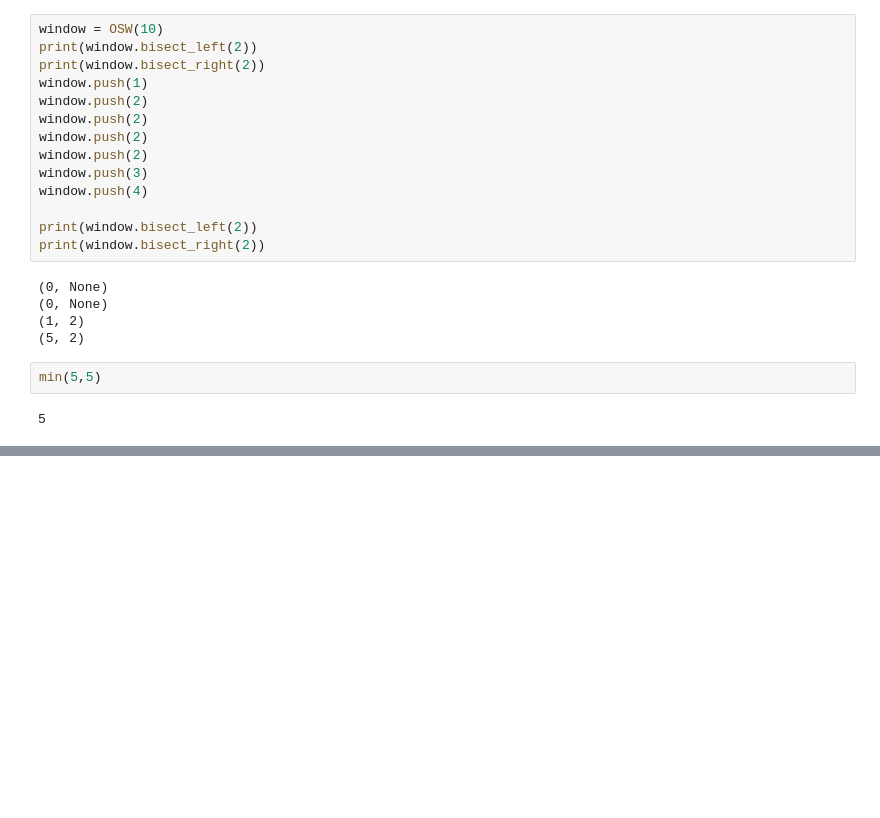
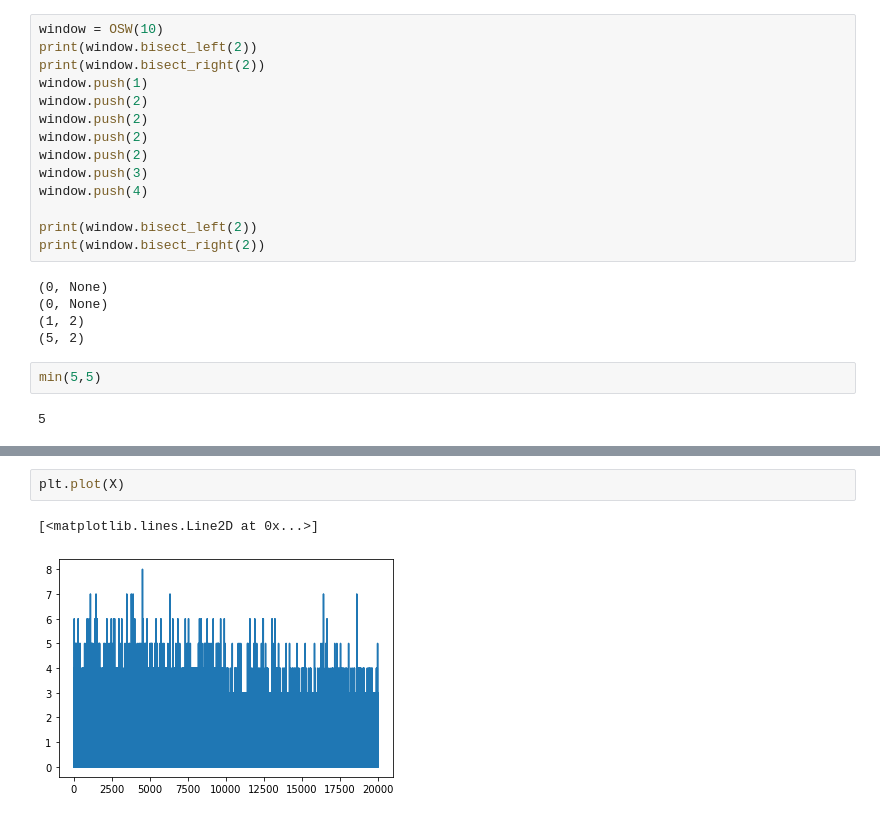
Before and after one commit to grosed/oss, a Jupyter notebook: python/notebooks/osw.ipynb, the cells around one changed output, grey strips where cells are left out. Cells and saved outputs as stored; diff of their text form; blank space fills up the shorter version.

```diff
--- a/python/notebooks/osw.ipynb
+++ b/python/notebooks/osw.ipynb
@@ -412,0 +621,5 @@ min(5,5)
+# %%
+plt.plot(X)
+# %% [output]
+[<matplotlib.lines.Line2D at 0x...>]
+[figure, added]
```
Also changed, not shown: parts of 24 cells of this notebook.
